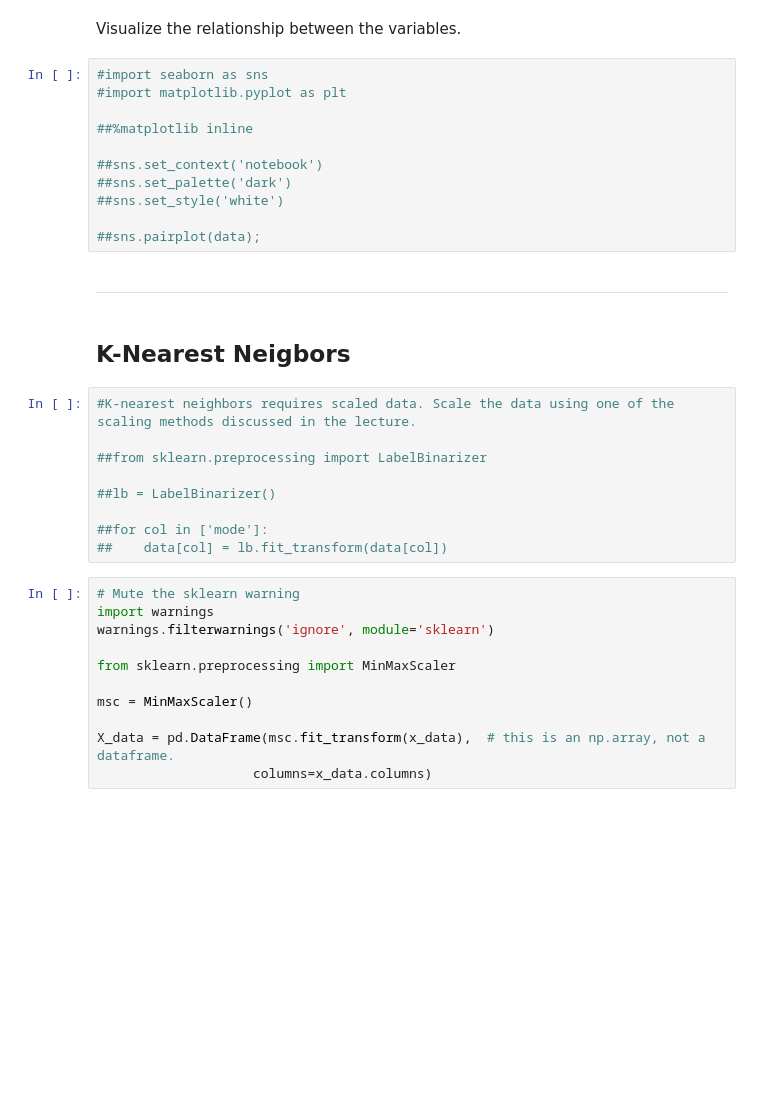
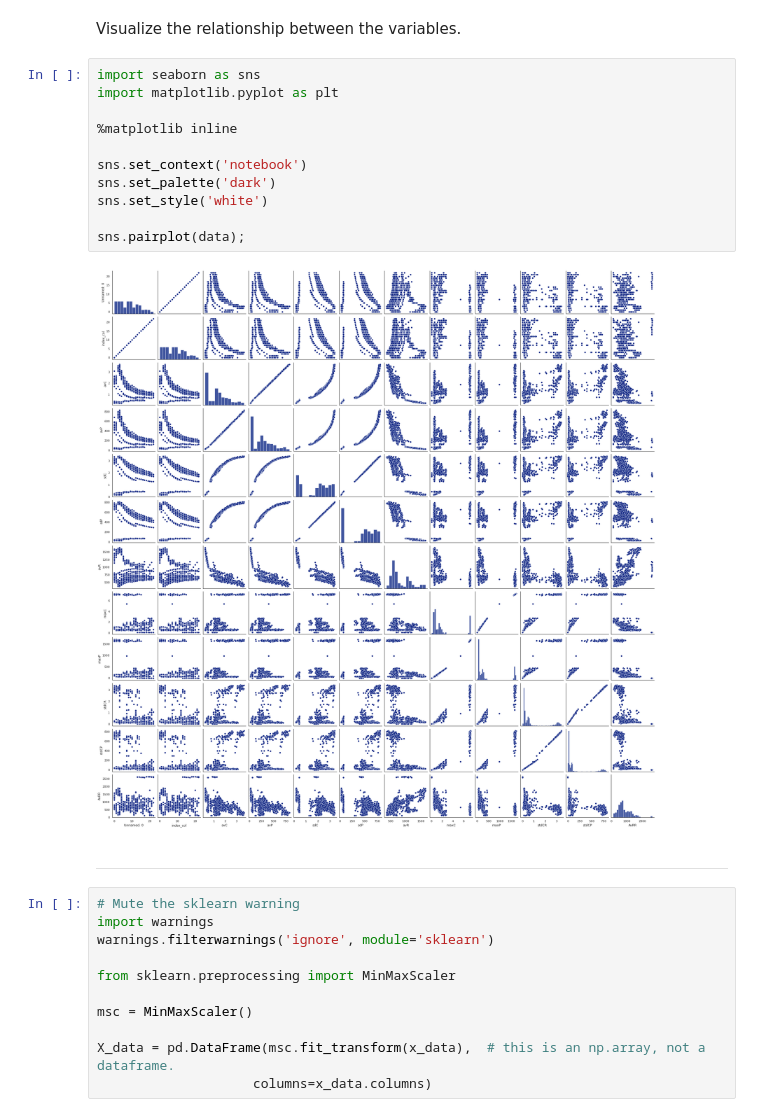
Before and after one commit to absolutemocha/sdaai, a Jupyter notebook: C2329C_AY2022_T3_CWF_Lim_Zhao_Hong.ipynb, the cells around one changed output. Saved outputs shown, nothing was run; the diff lists cells and outputs as text; blank space fills up the shorter version.

```diff
--- a/C2329C_AY2022_T3_CWF_Lim_Zhao_Hong.ipynb
+++ b/C2329C_AY2022_T3_CWF_Lim_Zhao_Hong.ipynb
@@ -142,30 +141,21 @@ Index(['Unnamed: 0', 'index_col', 'avC', 'avP', 'sdC', 'sdP', 'avR', 'maxC',
 # %% [markdown]
 Visualize the relationship between the variables.
 # %%
-#import seaborn as sns
-#import matplotlib.pyplot as plt
+import seaborn as sns
+import matplotlib.pyplot as plt
 
-##%matplotlib inline
+%matplotlib inline
 
-##sns.set_context('notebook')
-##sns.set_palette('dark')
-##sns.set_style('white')
+sns.set_context('notebook')
+sns.set_palette('dark')
+sns.set_style('white')
 
-##sns.pairplot(data);
+sns.pairplot(data);
+# %% [output]
+[figure, added]
 # %% [markdown]
 
 ***
-# %% [markdown]
-## K-Nearest Neigbors
-# %%
-#K-nearest neighbors requires scaled data. Scale the data using one of the scaling methods discussed in the lecture.
-
-##from sklearn.preprocessing import LabelBinarizer
-
-##lb = LabelBinarizer()
-
-##for col in ['mode']:
-##    data[col] = lb.fit_transform(data[col])
 # %%
 # Mute the sklearn warning
 import warnings
```
Also changed, not shown: parts of 34 cells of this notebook.
